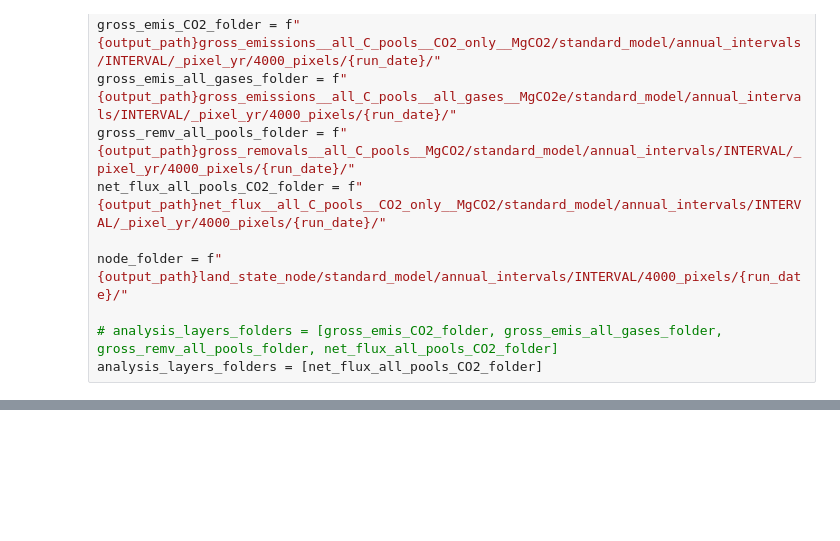
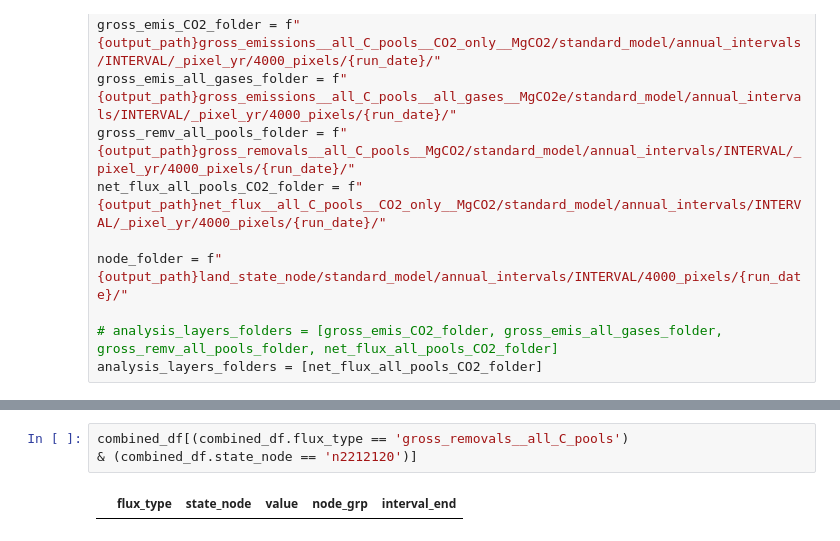
Before and after one commit to erin-glen/AFOLU_GHG_flux_model, a Jupyter notebook: src/LULUCF/scripts/zonal_statistics/LULUCF_output_zonal_stats_20250514b__datacube+year_loop.ipynb, the cells around one changed output, grey strips where cells are left out. Cells and saved outputs as stored; diff of their text form; blank space fills up the shorter version.

```diff
--- a/src/LULUCF/scripts/zonal_statistics/LULUCF_output_zonal_stats_20250514b__datacube+year_loop.ipynb
+++ b/src/LULUCF/scripts/zonal_statistics/LULUCF_output_zonal_stats_20250514b__datacube+year_loop.ipynb
@@ -402,0 +419,5 @@ Analysis took 87 seconds
+# %%
+combined_df[(combined_df.flux_type == 'gross_removals__all_C_pools')
+& (combined_df.state_node == 'n2212120')]
+# %% [output]
+|  | flux_type | state_node | value | node_grp | interval_end |
```
Also changed, not shown: parts of 3 cells of this notebook.
